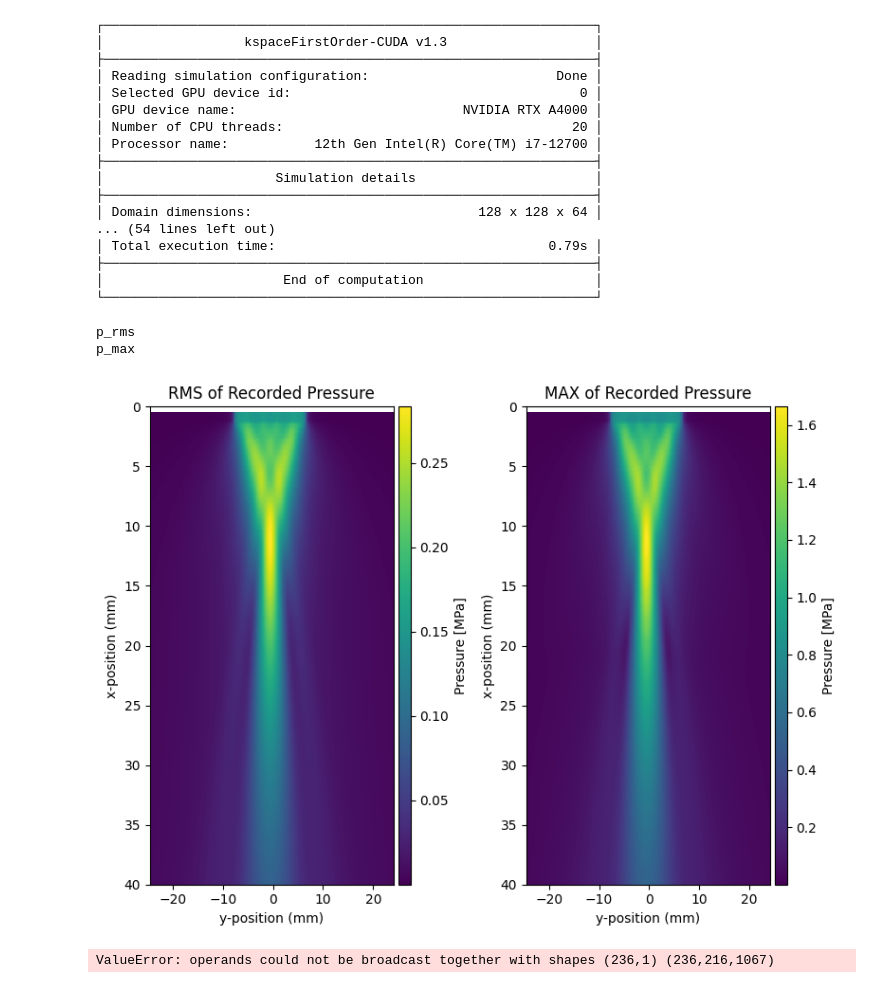
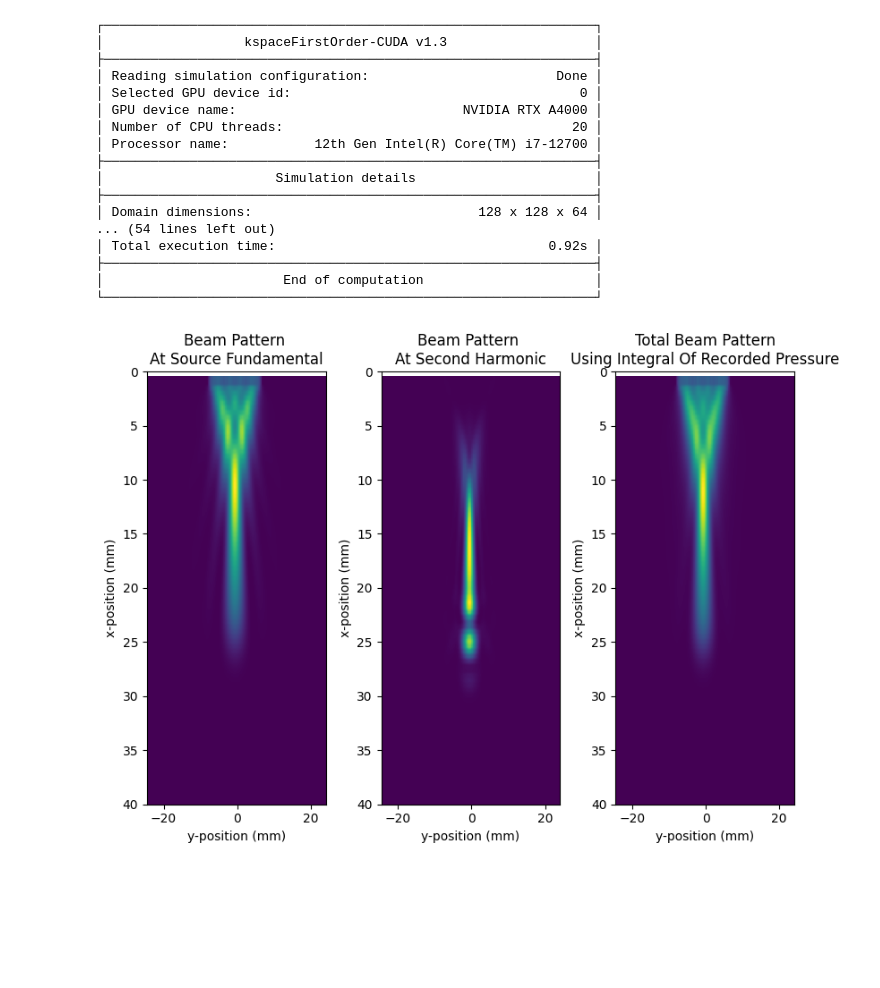
Before and after one commit to waltsims/k-wave-python, a Jupyter notebook: examples/us_beam_patterns/us_beam_patterns.ipynb, the cells around one changed output. Saved outputs shown, nothing was run; the diff lists cells and outputs as text; code cells hidden in the pictures; blank space fills up the shorter version.

Commit message:
fixes to us_beam_patterns

```diff
--- a/examples/us_beam_patterns/us_beam_patterns.ipynb
+++ b/examples/us_beam_patterns/us_beam_patterns.ipynb
@@ -104,7 +104,7 @@ elif MASK_PLANE == 'xz':
 # %%
 sensor = kSensor(sensor_mask)
 if USE_STATISTICS:
-    sensor.record = ["p_rms", "p_max"]
+    sensor.record = ["p", "p_rms", "p_max"]
 
 simulation_options = SimulationOptions(
     pml_inside=False,
@@ -140,32 +140,26 @@ sensor_data = kspaceFirstOrder3D(
 ├───────────────────────────────────────────────────────────────┤
 │ Domain dimensions:                             128 x 128 x 64 │
 ... (54 lines left out)
-│ Total execution time:                                   0.79s │
+│ Total execution time:                                   0.92s │
 ├───────────────────────────────────────────────────────────────┤
 │                       End of computation                      │
 └───────────────────────────────────────────────────────────────┘
 # %%
-from mpl_toolkits.axes_grid1 import make_axes_locatable
+if USE_STATISTICS:
 
-fig, axes = plt.subplots(1,2)
-fig.set_figwidth(8)
-fig.set_figheight(6)
+    fig, axes = plt.subplots(1,2)
+    fig.set_figwidth(8)
+    fig.set_figheight(6)
 
-for ind, measures in enumerate(sensor.record):
-    im1 = axes[ind].imshow(sensor_data[measures].reshape([Nj,Nx]).T * 1e-6, extent=[min(j_vec * 1e3), max(j_vec * 1e3), min((kgrid.x_vec - min(kgrid.x_vec)) * 1e3), max((kgrid.x_vec - min(kgrid.x_vec)) * 1e3)], aspect='auto')
-    axes[ind].set_xlabel('y-position (mm)')
-    axes[ind].set_ylabel('x-position (mm)')
-    title_text = f"{str.upper(measures.split('_')[1])} of Recorded Pressure"
-    axes[ind].set_title(title_text)
-    axes[ind].set_yticks(axes[ind].get_yticks().tolist())
-    axes[ind].set_yticklabels(axes[ind].get_yticklabels()[::-1])
-    divider = make_axes_locatable(axes[ind])
-    cax = divider.append_axes('right', size='5%', pad=0.05)
-    fig.colorbar(im1, label= 'Pressure [MPa]', cax=cax, orientation='vertical')
+    for ind, measures in enumerate(sensor.record[1:]):
+        im1 = axes[ind].imshow(sensor_data[measures].reshape([Nj,Nx]).T * 1e-6, extent=[min(j_vec * 1e3), max(j_vec * 1e3), min((kgrid.x_vec - min(kgrid.x_vec)) * 1e3), max((kgrid.x_vec - min(kgrid.x_vec)) * 1e3)], aspect='auto')
+        axes[ind].set_xlabel('y-position (mm)')
+        axes[ind].set_ylabel('x-position (mm)')
+        title_text = f"{str.upper(measures.split('_')[1])} of Recorded Pressure"
+        axes[ind].set_title(title_text)
+        axes[ind].set_yticks(axes[ind].get_yticks().tolist())
+        axes[ind].set_yticklabels(axes[ind].get_yticklabels()[::-1])
+        fig.colorbar(im1, label= 'Pressure [MPa]', orientation='vertical')
 
-plt.tight_layout()
-plt.show()
+    plt.tight_layout()
+    plt.show()
-# %% [output]
-p_rms
-p_max
-[figure, removed]
@@ -172,20 +175,40 @@ p_max
 # %%
 from kwave.utils.math import find_closest
 
+sensor_data_array = np.reshape(sensor_data["p"], [kgrid.Nt, Nj, Nx])
 # compute the amplitude spectrum
-[freq, amp_spect] = spect(sensor_data_array, 1/kgrid.dt)
+[freq, amp_spect] = spect(sensor_data_array, 1/kgrid.dt, dim=0)
 
 # compute the index at which the source frequency and its harmonics occur
 [f1_value, f1_index] = find_closest(freq, tone_burst_freq)
 [f2_value, f2_index] = find_closest(freq, 2 * tone_burst_freq)
 
 # extract the amplitude at the source frequency and store
-beam_pattern_f1 = amp_spect[:, :, f1_index]
+beam_pattern_f1 = np.squeeze(amp_spect[f1_index, :, :])
 
 # extract the amplitude at the second harmonic and store
-beam_pattern_f2 = amp_spect[:, :, f2_index]
+beam_pattern_f2 = np.squeeze(amp_spect[f2_index, :, :])
 
 # extract the integral of the total amplitude spectrum
-beam_pattern_total = np.sum(amp_spect, axis=2)
+beam_pattern_total = np.squeeze(np.sum(amp_spect, axis=0))
-# %% [output]
-ValueError: operands could not be broadcast together with shapes (236,1) (236,216,1067)
+# %%
+fig, axes = plt.subplots(1,3)
+fig.set_figwidth(8)
+fig.set_figheight(6)
+
+for ind, measures in enumerate([beam_pattern_f1, beam_pattern_f2, beam_pattern_total]):
+    im1 = axes[ind].imshow(np.squeeze(measures).T * 1e-6, extent=[min(j_vec * 1e3), max(j_vec * 1e3), min((kgrid.x_vec - min(kgrid.x_vec)) * 1e3), max((kgrid.x_vec - min(kgrid.x_vec)) * 1e3)], aspect='auto')
+    axes[ind].set_xlabel('y-position (mm)')
+    axes[ind].set_ylabel('x-position (mm)')
+
+    axes[ind].set_yticks(axes[ind].get_yticks().tolist())
+    axes[ind].set_yticklabels(axes[ind].get_yticklabels()[::-1])
+
+axes[0].set_title('Beam Pattern \nAt Source Fundamental')
+axes[1].set_title('Beam Pattern \nAt Second Harmonic')
+axes[2].set_title('Total Beam Pattern\nUsing Integral Of Recorded Pressure')
+
+plt.tight_layout()
+plt.show()
+# %% [output]
+[figure, added]
```
Also changed, not shown: parts of 3 cells of this notebook, 2 other files.
